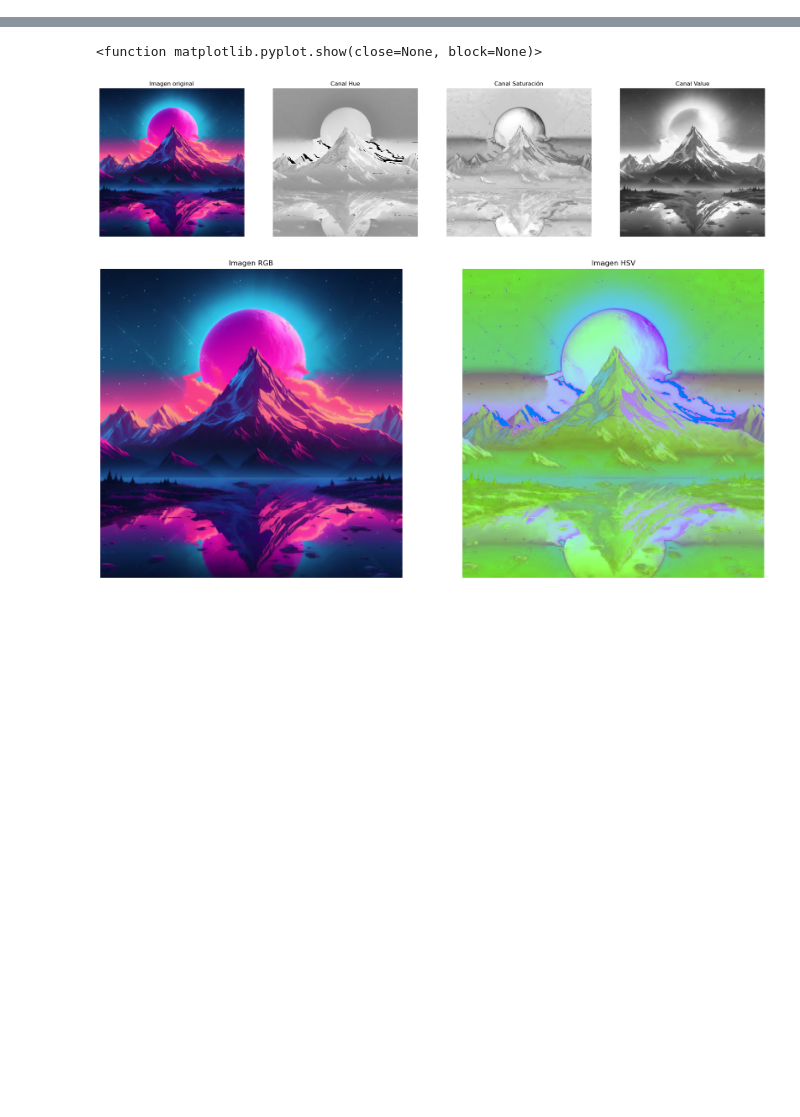
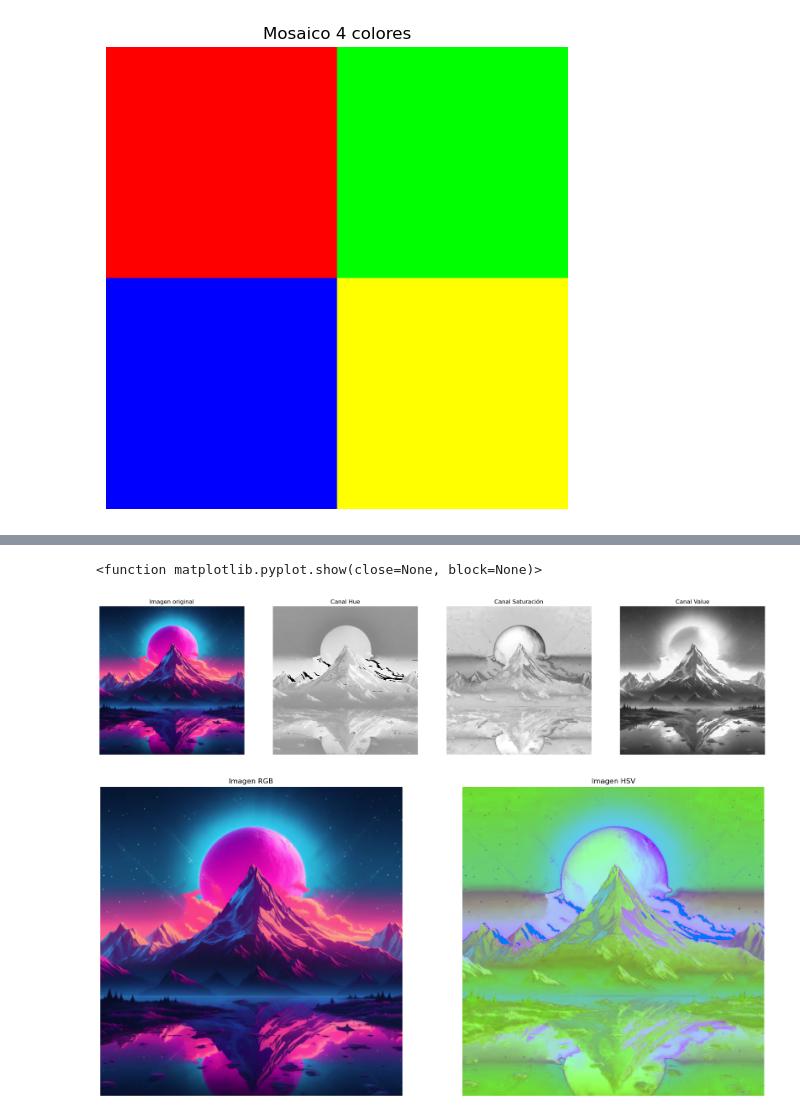
Before and after one commit to jesus-z/pdi26, a Jupyter notebook: clase3.ipynb, the cells around one changed output, grey strips where cells are left out. Drawn from its saved outputs; the diff is of its cells as text; code cells hidden in the pictures; blank space fills up the shorter version.

```diff
--- a/clase3.ipynb
+++ b/clase3.ipynb
@@ -0,0 +1,51 @@
+# %%
+import cv2
+import matplotlib.pyplot as plt
+import numpy as np
+
+plt.rcParams['figure.figsize'] = [6,6]
+
+size_imagen = 100
+
+
+R1 = np.ones((size_imagen, size_imagen)) * 255
+G1 = np.zeros((size_imagen, size_imagen))
+B1 = np.zeros((size_imagen, size_imagen))
+img_rojo = np.dstack((R1, G1, B1))
+
+
+R2 = np.zeros((size_imagen, size_imagen))
+G2 = np.ones((size_imagen, size_imagen)) * 255
+B2 = np.zeros((size_imagen, size_imagen))
+img_verde = np.dstack((R2, G2, B2))
+
+
+R3 = np.zeros((size_imagen, size_imagen))
+G3 = np.zeros((size_imagen, size_imagen))
+B3 = np.ones((size_imagen, size_imagen)) * 255
+img_azul = np.dstack((R3, G3, B3))
+
+
+R4 = np.ones((size_imagen, size_imagen)) * 255
+G4 = np.ones((size_imagen, size_imagen)) * 255
+B4 = np.zeros((size_imagen, size_imagen))
+img_amarillo = np.dstack((R4, G4, B4))
+
+
+img_rojo = img_rojo.astype(np.uint8)
+img_verde = img_verde.astype(np.uint8)
+img_azul = img_azul.astype(np.uint8)
+img_amarillo = img_amarillo.astype(np.uint8)
+
+
+fila_superior = np.hstack((img_rojo, img_verde))
+fila_inferior = np.hstack((img_azul, img_amarillo))
+mosaico = np.vstack((fila_superior, fila_inferior))
+
+
+plt.imshow(mosaico)
+plt.title('Mosaico 4 colores')
+plt.axis('off')
+plt.show()
+# %% [output]
+[figure, added]
```
Also changed, not shown: parts of 1 cell of this notebook.
